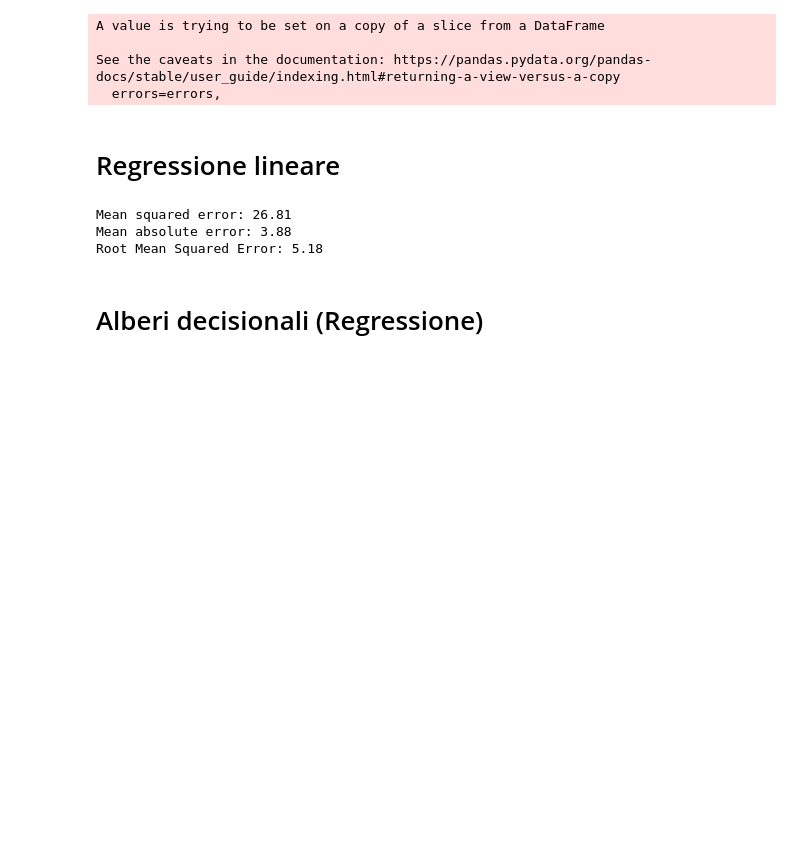
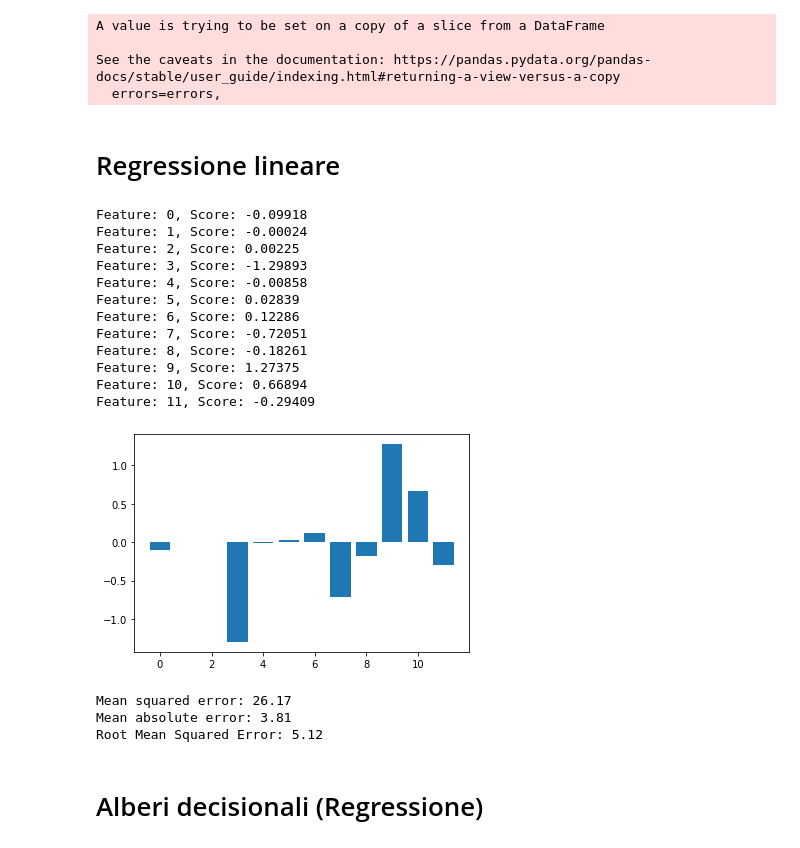
Before and after one commit to giorgio-angelo-esposito/F1WP, a Jupyter notebook: F1WP.ipynb, the cells around one changed output. Saved outputs shown, nothing was run; the diff lists cells and outputs as text; code cells hidden in the pictures; blank space fills up the shorter version.

```diff
--- a/F1WP.ipynb
+++ b/F1WP.ipynb
@@ -1347,17 +1349,38 @@ model_dictionary_C = {}
 # %%
 model = LinearRegression(fit_intercept = True)
 model.fit(X_train,Y_train)
 
 pred = model.predict(X_test)
 
+importance = model.coef_
+
+for i,v in enumerate(importance):
+	print('Feature: %0d, Score: %.5f' % (i,v))
+
+plt.bar([x for x in range(len(importance))], importance)
+plt.show()
+
 print("Mean squared error: %.2f" % mean_squared_error(Y_test, pred))
 print("Mean absolute error: %.2f" % mean_absolute_error(Y_test, pred))
 print('Root Mean Squared Error: %.2f' % np.sqrt(mean_squared_error(Y_test, pred)))
 model_dictionary_R['Regressione lineare'] = mean_squared_error(Y_test, pred)
 # %% [output]
-Mean squared error: 26.81
-Mean absolute error: 3.88
-Root Mean Squared Error: 5.18
+Feature: 0, Score: -0.09918
+Feature: 1, Score: -0.00024
+Feature: 2, Score: 0.00225
+Feature: 3, Score: -1.29893
+Feature: 4, Score: -0.00858
+Feature: 5, Score: 0.02839
+Feature: 6, Score: 0.12286
+Feature: 7, Score: -0.72051
+Feature: 8, Score: -0.18261
+Feature: 9, Score: 1.27375
+Feature: 10, Score: 0.66894
+Feature: 11, Score: -0.29409
+[figure, added]
+Mean squared error: 26.17
+Mean absolute error: 3.81
+Root Mean Squared Error: 5.12
 # %% [markdown]
 # Alberi decisionali (Regressione)
 # %%
```
Also changed, not shown: parts of 10 cells of this notebook.
